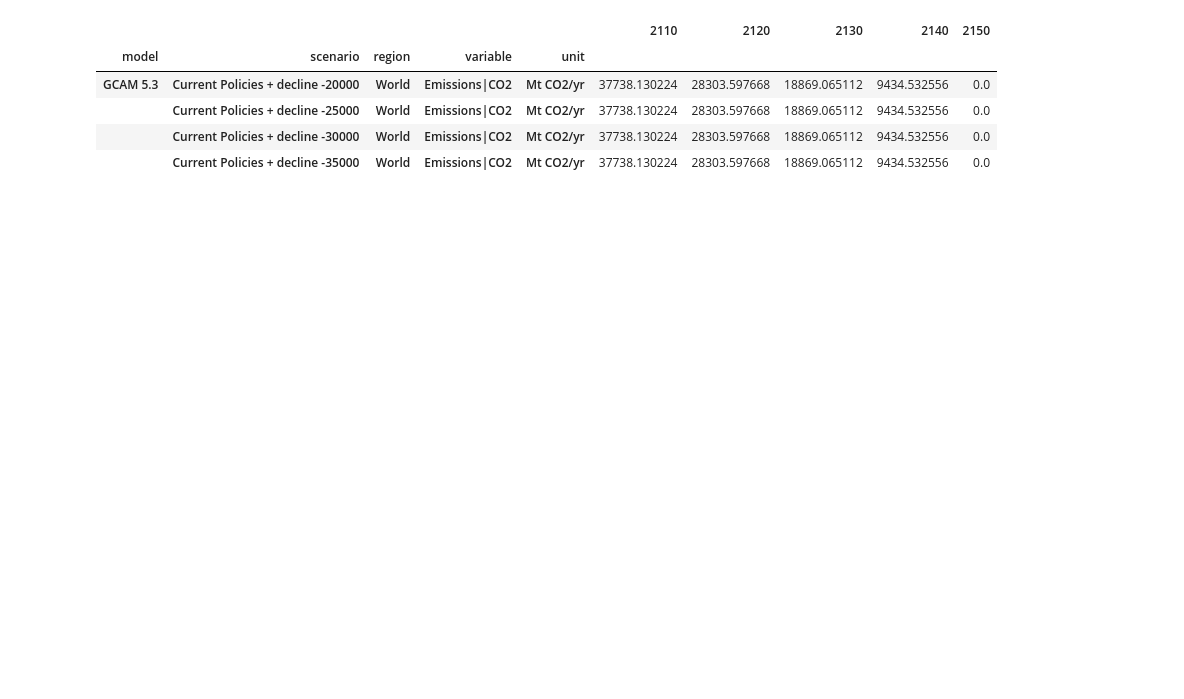
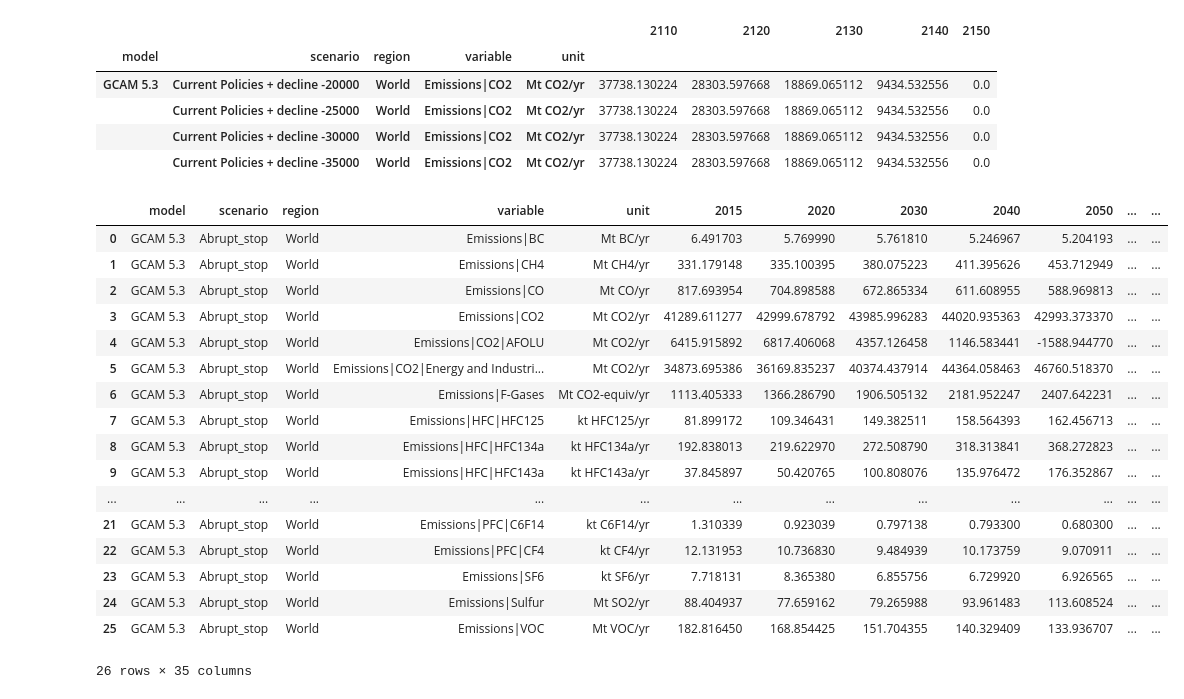
Before and after one commit to Rlamboll/PROVIDEemissions, a Jupyter notebook: notebooks/Select_pathways.ipynb, the cells around one changed output. Saved outputs shown, nothing was run; the diff lists cells and outputs as text; code cells hidden in the pictures; blank space fills up the shorter version.

```diff
--- a/notebooks/Select_pathways.ipynb
+++ b/notebooks/Select_pathways.ipynb
@@ -428,3 +436,30 @@ extended_df.filter(scenario="*Current Policies +*", variable=co2).timeseries()[[
 |  | Current Policies + decline -25000 | World | Emissions|CO2 | Mt CO2/yr | 37738.130224 | 28303.597668 | 18869.065112 | 9434.532556 | 0.0 |
 |  | Current Policies + decline -30000 | World | Emissions|CO2 | Mt CO2/yr | 37738.130224 | 28303.597668 | 18869.065112 | 9434.532556 | 0.0 |
 |  | Current Policies + decline -35000 | World | Emissions|CO2 | Mt CO2/yr | 37738.130224 | 28303.597668 | 18869.065112 | 9434.532556 | 0.0 |
+# %%
+abrupt_stop = extended_df.filter(
+    scenario="NGFS2_Current Policies"
+).timeseries()
+abrupt_stop.loc[:, [c for c in abrupt_stop.columns if c > 2100]] = 0
+abrupt_stop = abrupt_stop.reset_index()
+abrupt_stop["scenario"] = "Abrupt_stop"
+abrupt_stop
+# %% [output]
+|  | model | scenario | region | variable | unit | 2015 | 2020 | 2030 | 2040 | 2050 | ... | ... |
+| 0 | GCAM 5.3 | Abrupt_stop | World | Emissions|BC | Mt BC/yr | 6.491703 | 5.769990 | 5.761810 | 5.246967 | 5.204193 | ... | ... |
+| 1 | GCAM 5.3 | Abrupt_stop | World | Emissions|CH4 | Mt CH4/yr | 331.179148 | 335.100395 | 380.075223 | 411.395626 | 453.712949 | ... | ... |
+| 2 | GCAM 5.3 | Abrupt_stop | World | Emissions|CO | Mt CO/yr | 817.693954 | 704.898588 | 672.865334 | 611.608955 | 588.969813 | ... | ... |
+| 3 | GCAM 5.3 | Abrupt_stop | World | Emissions|CO2 | Mt CO2/yr | 41289.611277 | 42999.678792 | 43985.996283 | 44020.935363 | 42993.373370 | ... | ... |
+| 4 | GCAM 5.3 | Abrupt_stop | World | Emissions|CO2|AFOLU | Mt CO2/yr | 6415.915892 | 6817.406068 | 4357.126458 | 1146.583441 | -1588.944770 | ... | ... |
+| 5 | GCAM 5.3 | Abrupt_stop | World | Emissions|CO2|Energy and Industri... | Mt CO2/yr | 34873.695386 | 36169.835237 | 40374.437914 | 44364.058463 | 46760.518370 | ... | ... |
+| 6 | GCAM 5.3 | Abrupt_stop | World | Emissions|F-Gases | Mt CO2-equiv/yr | 1113.405333 | 1366.286790 | 1906.505132 | 2181.952247 | 2407.642231 | ... | ... |
+| 7 | GCAM 5.3 | Abrupt_stop | World | Emissions|HFC|HFC125 | kt HFC125/yr | 81.899172 | 109.346431 | 149.382511 | 158.564393 | 162.456713 | ... | ... |
+| 8 | GCAM 5.3 | Abrupt_stop | World | Emissions|HFC|HFC134a | kt HFC134a/yr | 192.838013 | 219.622970 | 272.508790 | 318.313841 | 368.272823 | ... | ... |
+| 9 | GCAM 5.3 | Abrupt_stop | World | Emissions|HFC|HFC143a | kt HFC143a/yr | 37.845897 | 50.420765 | 100.808076 | 135.976472 | 176.352867 | ... | ... |
+| ... | ... | ... | ... | ... | ... | ... | ... | ... | ... | ... | ... | ... |
+| 21 | GCAM 5.3 | Abrupt_stop | World | Emissions|PFC|C6F14 | kt C6F14/yr | 1.310339 | 0.923039 | 0.797138 | 0.793300 | 0.680300 | ... | ... |
+| 22 | GCAM 5.3 | Abrupt_stop | World | Emissions|PFC|CF4 | kt CF4/yr | 12.131953 | 10.736830 | 9.484939 | 10.173759 | 9.070911 | ... | ... |
+| 23 | GCAM 5.3 | Abrupt_stop | World | Emissions|SF6 | kt SF6/yr | 7.718131 | 8.365380 | 6.855756 | 6.729920 | 6.926565 | ... | ... |
+| 24 | GCAM 5.3 | Abrupt_stop | World | Emissions|Sulfur | Mt SO2/yr | 88.404937 | 77.659162 | 79.265988 | 93.961483 | 113.608524 | ... | ... |
+| 25 | GCAM 5.3 | Abrupt_stop | World | Emissions|VOC | Mt VOC/yr | 182.816450 | 168.854425 | 151.704355 | 140.329409 | 133.936707 | ... | ... |
+26 rows × 35 columns
```
Also changed, not shown: parts of 6 cells of this notebook, 2 other files.
